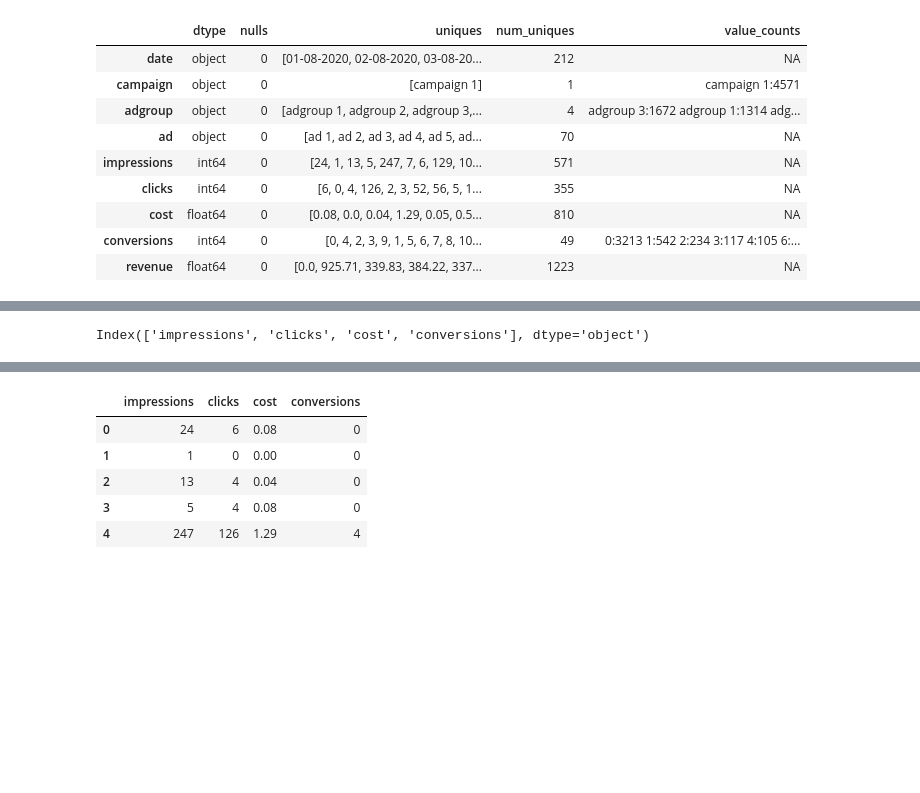
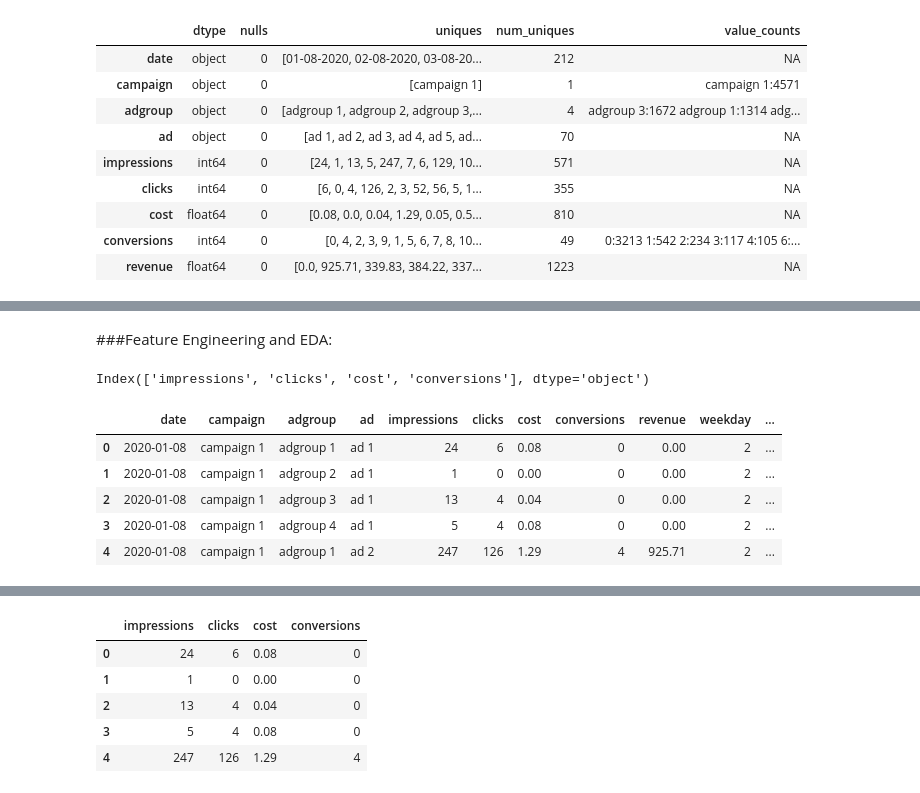
Before and after one commit to bitanb1999/Summer-Analytics-2021, a Jupyter notebook: SA.ipynb, the cells around one changed output, grey strips where cells are left out. Saved outputs shown, nothing was run; the diff lists cells and outputs as text; code cells hidden in the pictures; blank space fills up the shorter version.

```diff
--- a/SA.ipynb
+++ b/SA.ipynb
@@ -139,6 +141,8 @@ Table Shape (318, 8)
 | impressions | int64 | 0 | [121, 22, 5, 2, 3, 4, 276, 6, 162... | 128 | NA |
 | clicks | int64 | 0 | [49, 12, 3, 1, 2, 123, 0, 74, 5, ... | 98 | NA |
 | conversions | int64 | 0 | [1, 0, 3, 2, 4, 6, 8, 14, 13, 15, 5] | 11 | 0:211 1:50 2:26 3:13 4:8 6:3 5:3 ... |
+# %% [markdown]
+###Feature Engineering and EDA:
 # %%
 train.columns[4:-1]
 # %% [output]
@@ -145,0 +165,9 @@ Index(['impressions', 'clicks', 'cost', 'conversions'], dtype='object')
+# %%
+train.head()
+# %% [output]
+|  | date | campaign | adgroup | ad | impressions | clicks | cost | conversions | revenue | weekday | ... |
+| 0 | 2020-01-08 | campaign 1 | adgroup 1 | ad 1 | 24 | 6 | 0.08 | 0 | 0.00 | 2 | ... |
+| 1 | 2020-01-08 | campaign 1 | adgroup 2 | ad 1 | 1 | 0 | 0.00 | 0 | 0.00 | 2 | ... |
+| 2 | 2020-01-08 | campaign 1 | adgroup 3 | ad 1 | 13 | 4 | 0.04 | 0 | 0.00 | 2 | ... |
+| 3 | 2020-01-08 | campaign 1 | adgroup 4 | ad 1 | 5 | 4 | 0.08 | 0 | 0.00 | 2 | ... |
+| 4 | 2020-01-08 | campaign 1 | adgroup 1 | ad 2 | 247 | 126 | 1.29 | 4 | 925.71 | 2 | ... |
```
Also changed, not shown: parts of 23 cells of this notebook.
